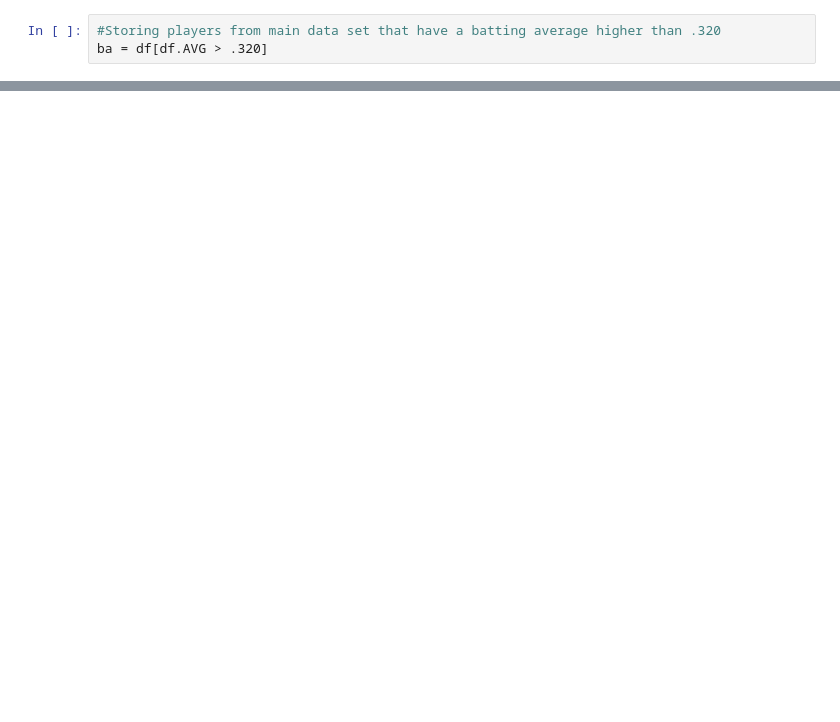
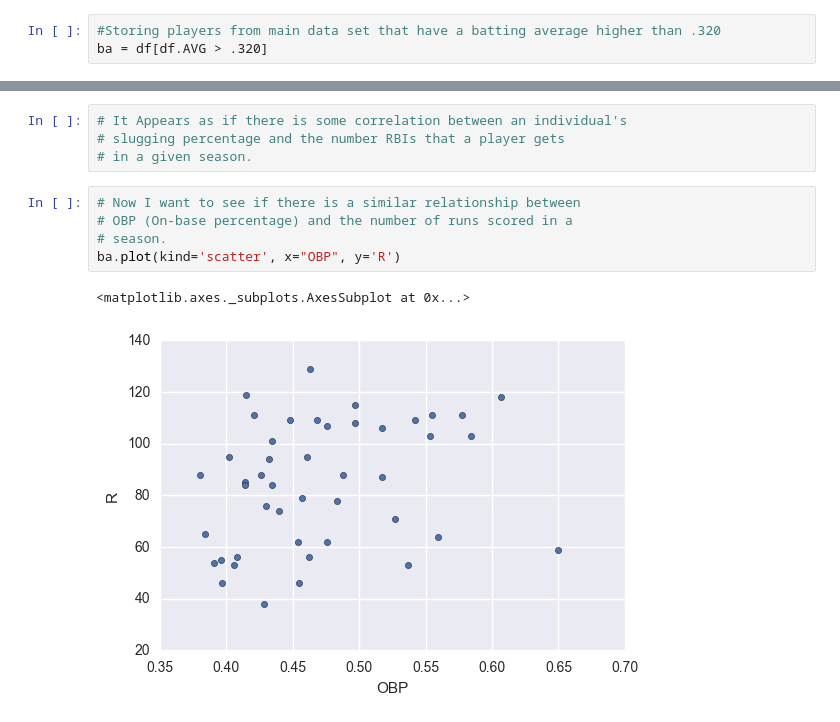
Before and after one commit to mikepuiszis/Data-Science-Term-Project, a Jupyter notebook: Data Science and Baseball.ipynb, the cells around one changed output, grey strips where cells are left out. Saved outputs shown, nothing was run; the diff lists cells and outputs as text; blank space fills up the shorter version.

```diff
--- a/Data Science and Baseball.ipynb
+++ b/Data Science and Baseball.ipynb
@@ -87,0 +151,12 @@ sns.stripplot("Steals","PlayerID",data=dfs, jitter=1)
+# %%
+# It Appears as if there is some correlation between an individual's
+# slugging percentage and the number RBIs that a player gets
+# in a given season.
+# %%
+# Now I want to see if there is a similar relationship between
+# OBP (On-base percentage) and the number of runs scored in a
+# season.
+ba.plot(kind='scatter', x="OBP", y='R')
+# %% [output]
+<matplotlib.axes._subplots.AxesSubplot at 0x...>
+[figure, added]
```
Also changed, not shown: parts of 54 cells of this notebook, 2 other files.
